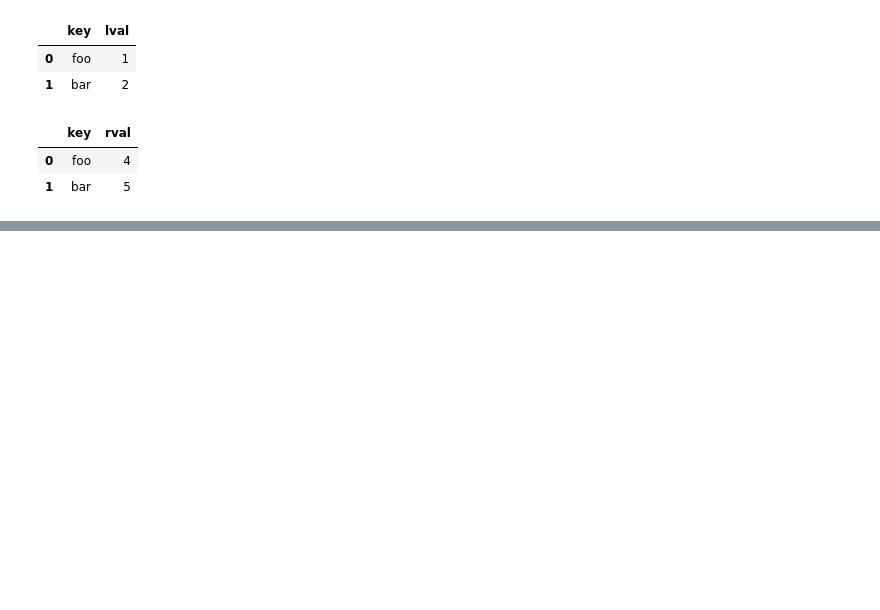
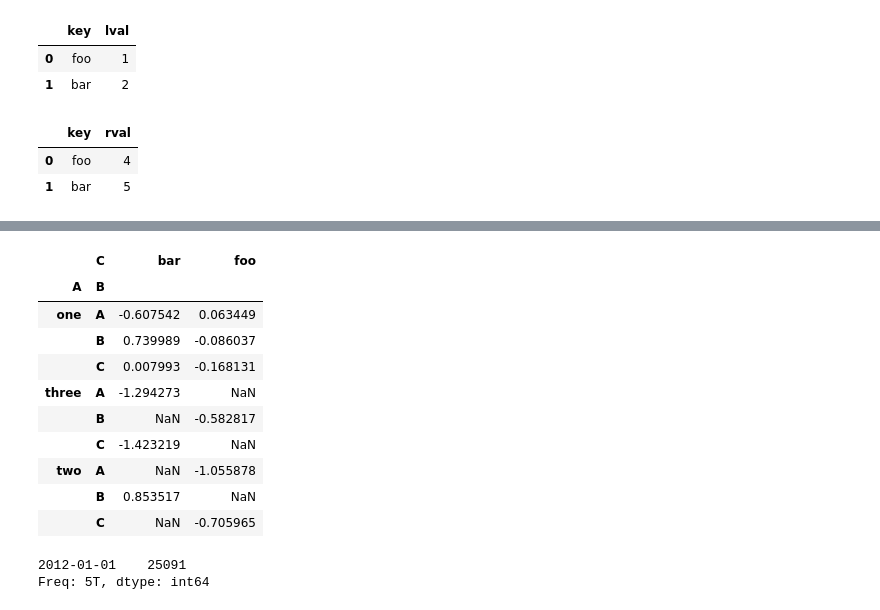
Before and after one commit to jayceazua/ds-1-1, a Jupyter notebook: practice_pandas/ten-minutes-into-pandas.ipynb, the cells around one changed output, grey strips where cells are left out. Drawn from its saved outputs; the diff is of its cells as text; code cells hidden in the pictures; blank space fills up the shorter version.

```diff
--- a/practice_pandas/ten-minutes-into-pandas.ipynb
+++ b/practice_pandas/ten-minutes-into-pandas.ipynb
@@ -593,0 +681,14 @@ df.groupby(['A', 'B']).sum()
+# %%
+pd.pivot_table(df, values='D', index=['A', 'B'], columns=['C'])
+# %% [output]
+|  | C | bar | foo |
+| A | B |  |  |
+| one | A | -0.607542 | 0.063449 |
+|  | B | 0.739989 | -0.086037 |
+|  | C | 0.007993 | -0.168131 |
+| three | A | -1.294273 | NaN |
+|  | B | NaN | -0.582817 |
+|  | C | -1.423219 | NaN |
+| two | A | NaN | -1.055878 |
+|  | B | 0.853517 | NaN |
+|  | C | NaN | -0.705965 |
@@ -593,0 +699,5 @@ df.groupby(['A', 'B']).sum()
+# %%
+ts.resample('5Min').sum()
+# %% [output]
+2012-01-01    25091
+Freq: 5T, dtype: int64
```
Also changed, not shown: parts of 97 cells of this notebook, 3 other files.
